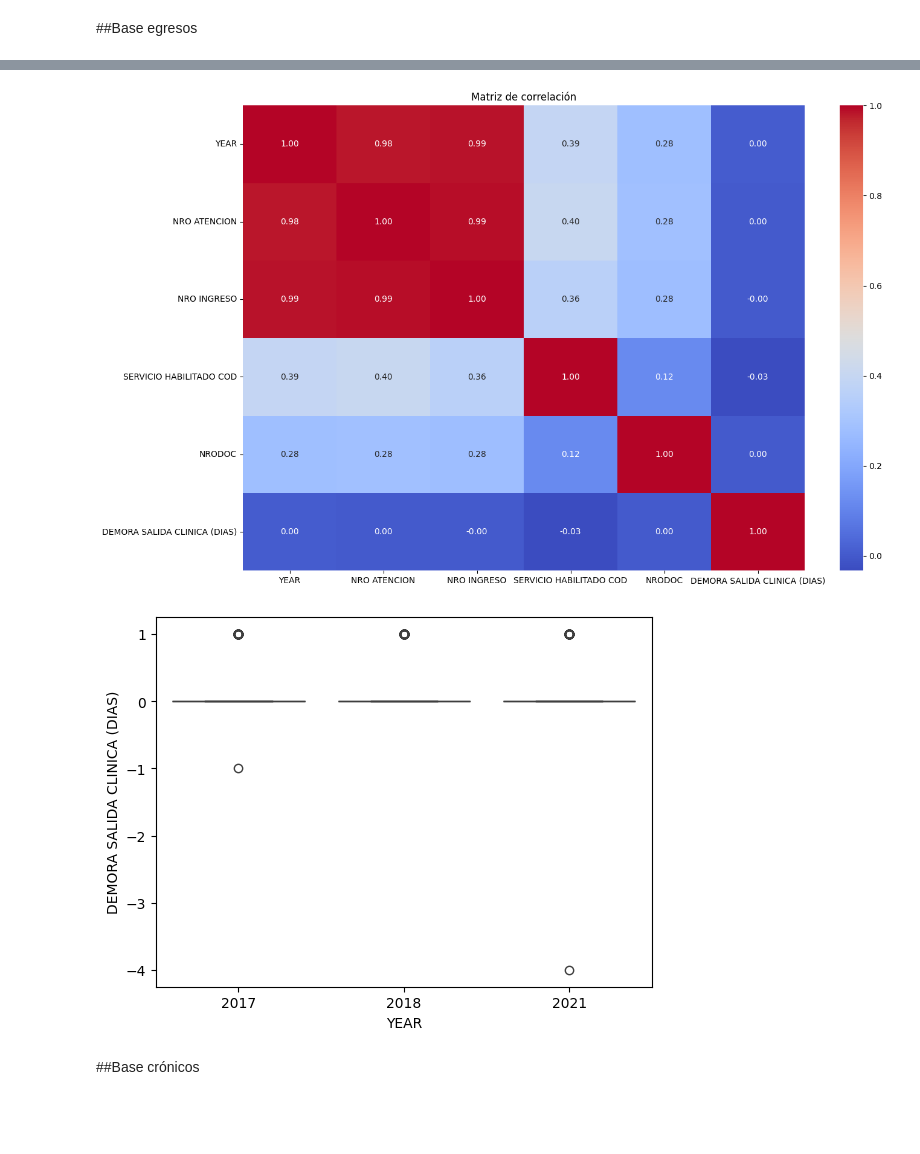
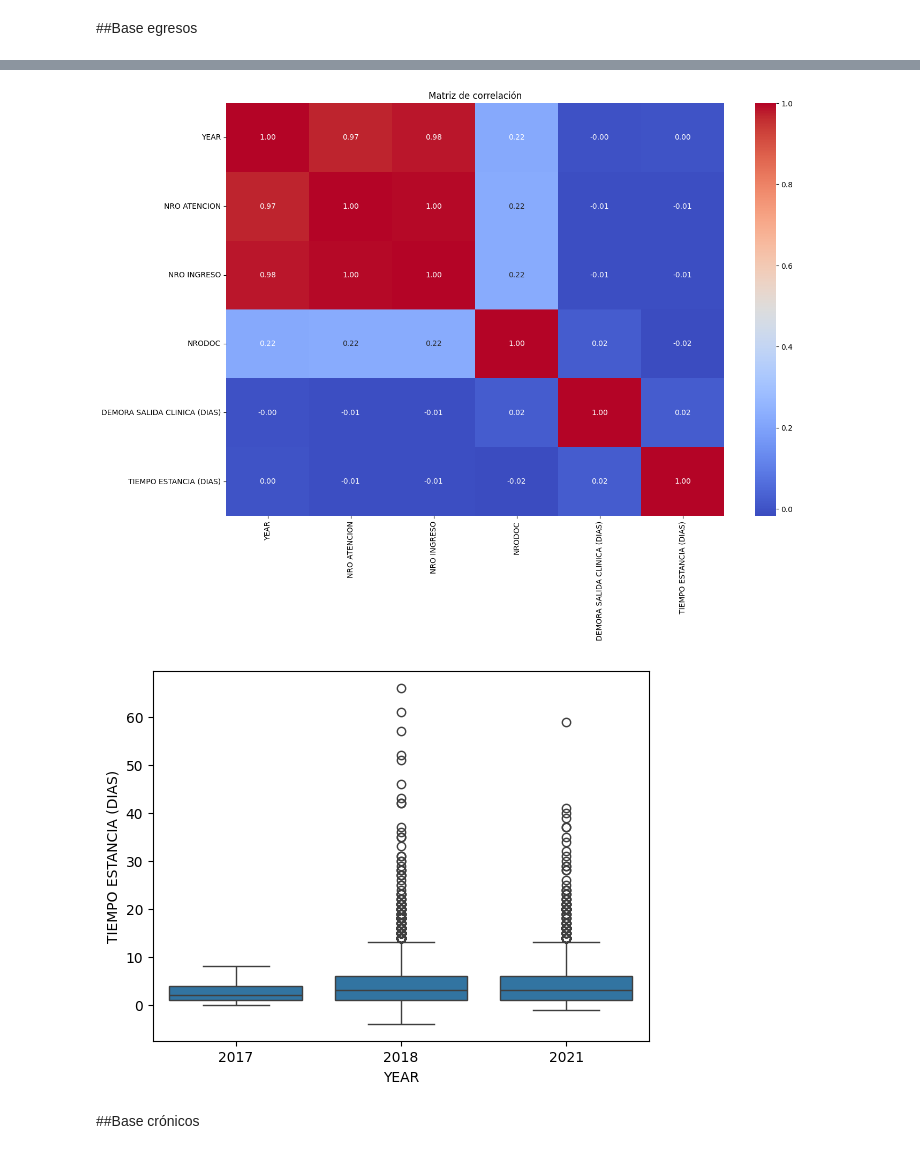
Before and after one commit to veronica1908/SALUD_E3_AIII, a Jupyter notebook: a_Preprocesamiento_y_analisis_exploratorio.ipynb, the cells around one changed output, grey strips where cells are left out. Cells and saved outputs as stored; diff of their text form; code cells hidden in the pictures; blank space fills up the shorter version.

```diff
--- a/a_Preprocesamiento_y_analisis_exploratorio.ipynb
+++ b/a_Preprocesamiento_y_analisis_exploratorio.ipynb
@@ -208,17 +208,3 @@ FECHA ALTA MEDICA                  0
 MES                                0
 PROFESIONAL ESPECIALIDAD GRD       0
 Length: 66, dtype: int64
-# %%
-##########################Evaluar si aplicarlo o no, pasaría de tener 66 variables a  tener 52#################
-# ELIMINAR LAS VARIABLES (COLUMNAS) CON MÁS DEL 20% DE DATOS NULOS
-#Calcular el porcentaje de datos nulos por columna
-nulos_por_columna = df_egresos60.isnull().sum() / len(df_egresos60) * 100
-
-# Seleccionar las columnas con más del 20% de datos nulos
-columnas_eliminar = nulos_por_columna[nulos_por_columna > 20].index
-
-# Eliminar las columnas seleccionadas del DataFrame
-df_egresos60 = df_egresos60.drop(columns=columnas_eliminar)
-
-# Verificar el nuevo conjunto de datos
-print(df_egresos60.info())
@@ -242,0 +211,8 @@ None
+# %%
+# TOMAR SOLO LAS VARIABLES A UTILIZAR
+
+df_egresos60 = df_egresos60[['YEAR', 'MES', 'NRO ATENCION', 'NRO INGRESO', 'TIPO IDENTIFICACION', 'NRODOC', 'FECHA NACIMIENTO', 'REGIMEN AFILIACION', 'MODALIDAD CONTRATO',
+                             'FUENTE FINANCIACION1','FUENTE FINANCIACION2', 'VIA INGRESO', 'SERVICIO EGRESO', 'TIPO EGRESO', 'FECHA INGRESO CLINICA', 'FECHA INGRESO SERVICIO',
+                             'FECHA SALIDA', 'DEMORA SALIDA CLINICA (DIAS)','TIPO DIAGNOSTICO PRINCIPAL']]
+# Verificar el nuevo conjunto de datos
+print(df_egresos60.info())
@@ -271,11 +263,14 @@ Se pasa de 5781 registros a 5595, lo que sigue siendo una cantidad representativ
 # %%
 # Convertir columnas de fecha al tipo datetime
 df_egresos60['FECHA NACIMIENTO'] = pd.to_datetime(df_egresos60['FECHA NACIMIENTO'])
-df_egresos60['FECHA ALTA MEDICA'] = pd.to_datetime(df_egresos60['FECHA ALTA MEDICA'])
 df_egresos60['FECHA SALIDA'] = pd.to_datetime(df_egresos60['FECHA SALIDA'])
+df_egresos60['FECHA INGRESO SERVICIO'] = pd.to_datetime(df_egresos60['FECHA INGRESO SERVICIO'])
+
+# Calcular el tiempo de estancia hospitalaria
+df_egresos60['TIEMPO ESTANCIA (DIAS)'] = (df_egresos60['FECHA SALIDA'] - df_egresos60['FECHA INGRESO SERVICIO']).dt.days
 
 # Convertir columnas numéricas a int
-columnas_numericas = ['NRO ATENCION', 'NRO INGRESO', 'NRODOC', 'SERVICIO HABILITADO COD']
+columnas_numericas = ['NRO ATENCION', 'NRO INGRESO', 'NRODOC']
 df_egresos60[columnas_numericas] = df_egresos60[columnas_numericas].astype(int)
 
 # Verificar el nuevo conjunto de datos
@@ -737,13 +632,13 @@ sns.heatmap(corr_matrix, annot=True, cmap='coolwarm', fmt=".2f")
 plt.title('Matriz de correlación')
 plt.show()
 # %% [output]
-[figure, old version]
+[figure, new version]
 # %%
 #Comparación entre Grupos
-sns.boxplot(x='YEAR', y='DEMORA SALIDA CLINICA (DIAS)', data=df_egresos60)
+sns.boxplot(x='YEAR', y='TIEMPO ESTANCIA (DIAS)', data=df_egresos60)
 plt.show()
 # %% [output]
-[figure, old version]
+[figure, new version]
 # %% [markdown]
 ##Base crónicos
 # %%
```
Also changed, not shown: parts of 24 cells of this notebook.
